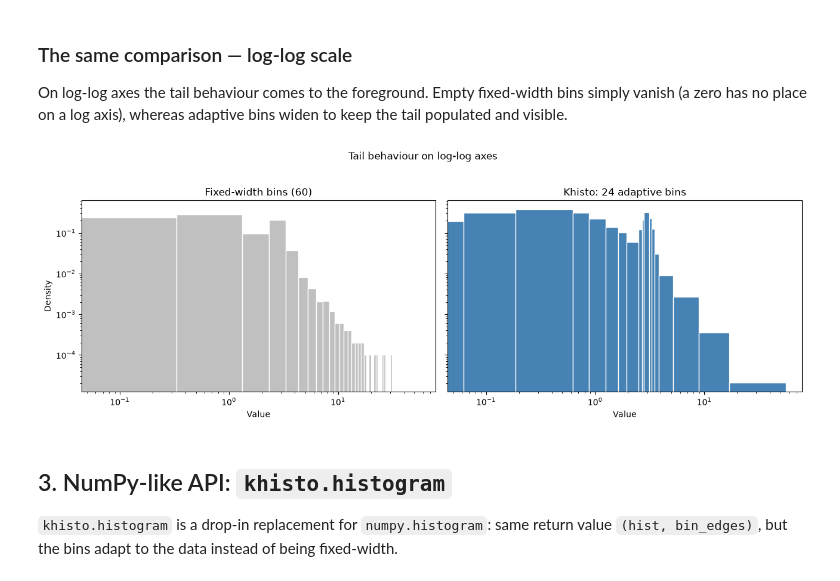
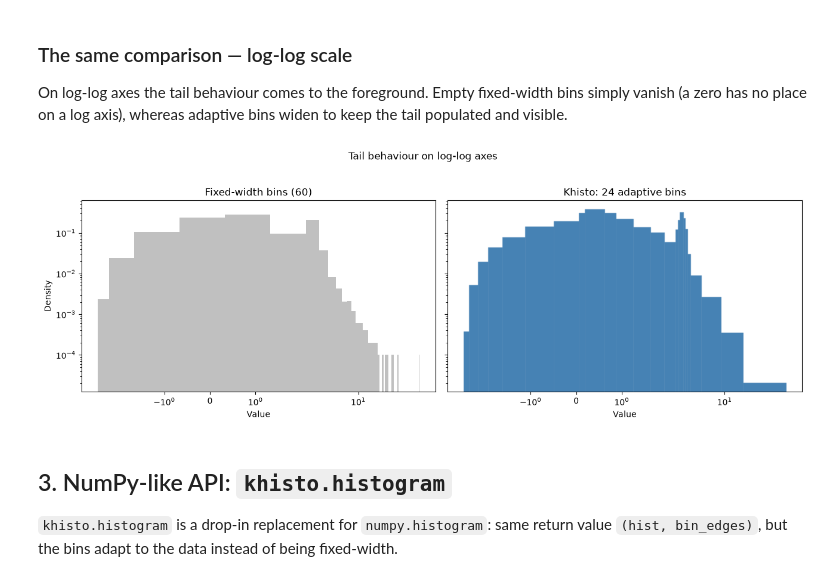
Before and after one commit to KhiopsML/khisto-python, a Jupyter notebook: demo.ipynb, the cells around one changed output. Cells and saved outputs as stored; diff of their text form; code cells hidden in the pictures.

```diff
--- a/demo.ipynb
+++ b/demo.ipynb
@@ -134,26 +113,26 @@ widen to keep the tail populated and visible.
 # %%
 fig, (matplotlib_ax, khisto_ax) = plt.subplots(
     1, 2, figsize=(13, 4.5), sharex=True, sharey=True
 )
 
-matplotlib_ax.hist(data, bins=60, density=True, color="silver", edgecolor="white")
+matplotlib_ax.hist(data, bins=60, density=True, color="silver")
 matplotlib_ax.set_title("Fixed-width bins (60)")
 matplotlib_ax.set_xlabel("Value")
 matplotlib_ax.set_ylabel("Density")
-matplotlib_ax.set_xscale("log")
+matplotlib_ax.set_xscale("symlog")
 matplotlib_ax.set_yscale("log")
 
-khisto_density, _, _ = hist(data, ax=khisto_ax, color="steelblue", edgecolor="white")
+khisto_density, _, _ = khisto.hist(data, ax=khisto_ax, color="steelblue")
 khisto_ax.set_title(f"Khisto: {len(khisto_density)} adaptive bins")
 khisto_ax.set_xlabel("Value")
-khisto_ax.set_xscale("log")
+khisto_ax.set_xscale("symlog")
 khisto_ax.set_yscale("log")
 
 fig.suptitle("Tail behaviour on log-log axes", y=1.03)
 plt.tight_layout()
 plt.show()
 # %% [output]
-[figure, old version]
+[figure, new version]
 # %% [markdown]
 ## 3. NumPy-like API: `khisto.histogram`
 
```
Also changed, not shown: parts of 13 cells of this notebook, 24 other files.
